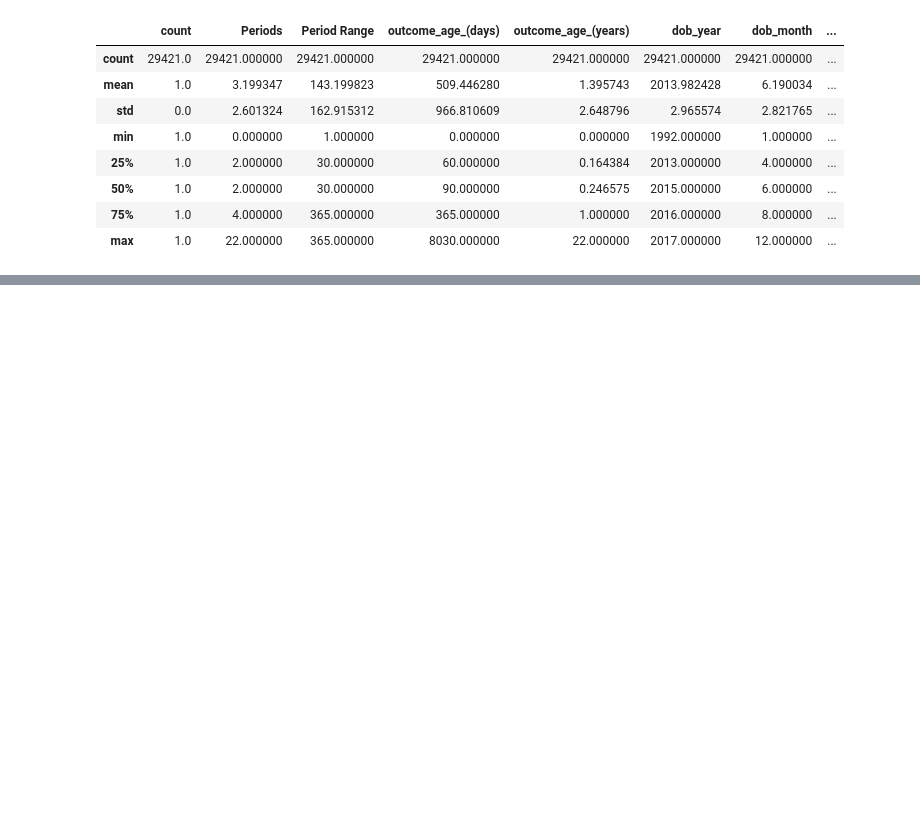
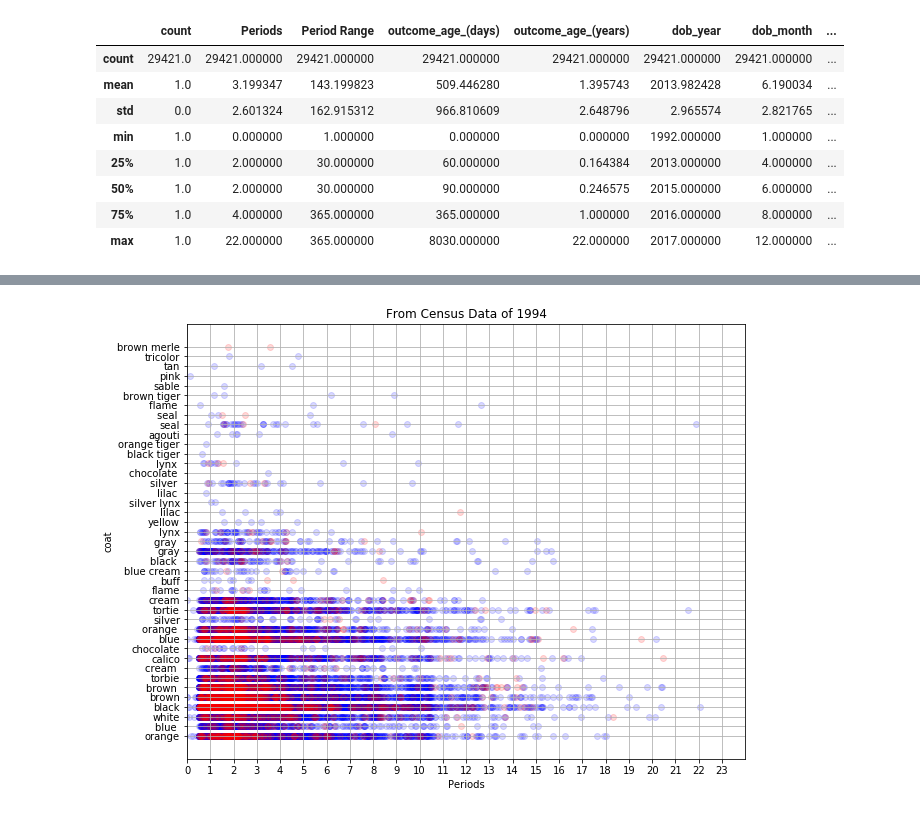
Before and after one commit to KulyginaJulia/Machine_Learning, a Jupyter notebook: Lab1.ipynb, the cells around one changed output, grey strips where cells are left out. Drawn from its saved outputs; the diff is of its cells as text; code cells hidden in the pictures; blank space fills up the shorter version.

```diff
--- a/Lab1.ipynb
+++ b/Lab1.ipynb
@@ -166,0 +313,26 @@ TypeError: numpy boolean subtract, the `-` operator, is deprecated, use the bitw
+# %%
+np.random.seed(0)
+education_num_rnd = data['Periods'] + np.random.rand(data.shape[0]) - .5
+
+plt.figure(figsize = (10, 8))
+
+plt.scatter(education_num_rnd[data['breed'] == 'domestic shorthair'],
+            data[data['breed'] == 'domestic shorthair']['coat'],
+            alpha = 0.15,
+            label = 'domestic shorthair',
+            color = 'b')
+
+plt.scatter(education_num_rnd[data['breed'] == 'domestic mediumhair'],
+            data[data['breed'] == 'domestic mediumhair']['coat'],
+            alpha = 0.15,
+            label = 'domestic mediumhair',
+            color = 'r')
+
+plt.xlabel('Periods')
+plt.xticks(range(24))
+plt.xlim(0, 24)
+plt.ylabel('coat')
+plt.title('From Census Data of 1994')
+plt.grid()
+# %% [output]
+[figure, added]
```
Also changed, not shown: parts of 50 cells of this notebook.
